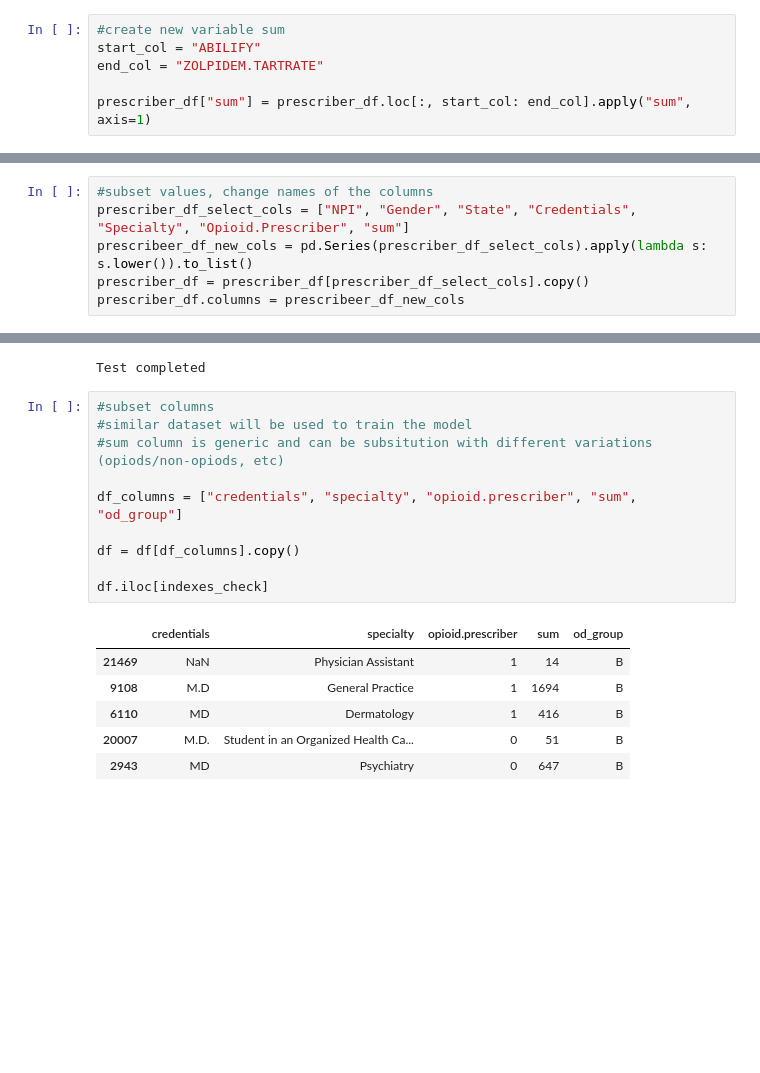
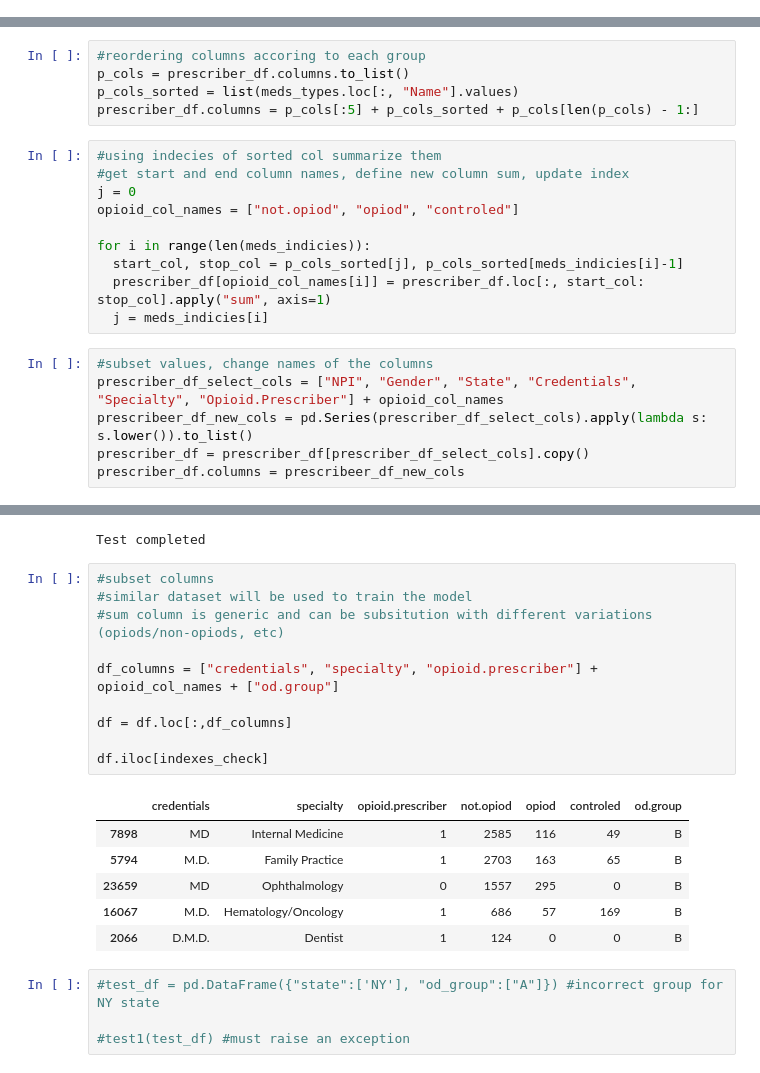
Before and after one commit to alex-bolshunov/data_mining_project, a Jupyter notebook: data_mining_project.ipynb, the cells around one changed output, grey strips where cells are left out. Saved outputs shown, nothing was run; the diff lists cells and outputs as text; blank space fills up the shorter version.

Commit message:
add types of meds

```diff
--- a/data_mining_project.ipynb
+++ b/data_mining_project.ipynb
@@ -118,9 +136,3 @@ prescriber_df.head()
 | 3 | 1669567541 | M | AZ | MD | Internal Medicine | 0 | 43 | 0 | ... |
 | 4 | 1679650949 | M | NV | M.D. | Hematology/Oncology | 0 | 0 | 0 | ... |
 5 rows × 256 columns
-# %%
-#create new variable sum
-start_col = "ABILIFY"
-end_col = "ZOLPIDEM.TARTRATE"
-
-prescriber_df["sum"] = prescriber_df.loc[:, start_col: end_col].apply("sum", axis=1)
@@ -127,6 +142,21 @@ prescriber_df["sum"] = prescriber_df.loc[:, start_col: end_col].apply("sum", axi
+# %%
+#reordering columns accoring to each group
+p_cols = prescriber_df.columns.to_list()
+p_cols_sorted = list(meds_types.loc[:, "Name"].values)
+prescriber_df.columns = p_cols[:5] + p_cols_sorted + p_cols[len(p_cols) - 1:]
+# %%
+#using indecies of sorted col summarize them
+#get start and end column names, define new column sum, update index
+j = 0
+opioid_col_names = ["not.opiod", "opiod", "controled"]
+
+for i in range(len(meds_indicies)):
+  start_col, stop_col = p_cols_sorted[j], p_cols_sorted[meds_indicies[i]-1]
+  prescriber_df[opioid_col_names[i]] = prescriber_df.loc[:, start_col: stop_col].apply("sum", axis=1)
+  j = meds_indicies[i]
 # %%
 #subset values, change names of the columns
-prescriber_df_select_cols = ["NPI", "Gender", "State", "Credentials", "Specialty", "Opioid.Prescriber", "sum"]
+prescriber_df_select_cols = ["NPI", "Gender", "State", "Credentials", "Specialty", "Opioid.Prescriber"] + opioid_col_names
 prescribeer_df_new_cols = pd.Series(prescriber_df_select_cols).apply(lambda s: s.lower()).to_list()
 prescriber_df = prescriber_df[prescriber_df_select_cols].copy()
 prescriber_df.columns = prescribeer_df_new_cols
@@ -175,17 +205,21 @@ Test completed
 # %%
 #subset columns
 #similar dataset will be used to train the model
 #sum column is generic and can be subsitution with different variations (opiods/non-opiods, etc)
 
-df_columns = ["credentials", "specialty", "opioid.prescriber", "sum", "od_group"]
+df_columns = ["credentials", "specialty", "opioid.prescriber"] + opioid_col_names + ["od.group"]
 
-df = df[df_columns].copy()
+df = df.loc[:,df_columns]
 
 df.iloc[indexes_check]
 # %% [output]
-|  | credentials | specialty | opioid.prescriber | sum | od_group |
-| 21469 | NaN | Physician Assistant | 1 | 14 | B |
-| 9108 | M.D | General Practice | 1 | 1694 | B |
-| 6110 | MD | Dermatology | 1 | 416 | B |
-| 20007 | M.D. | Student in an Organized Health Ca... | 0 | 51 | B |
-| 2943 | MD | Psychiatry | 0 | 647 | B |
+|  | credentials | specialty | opioid.prescriber | not.opiod | opiod | controled | od.group |
+| 7898 | MD | Internal Medicine | 1 | 2585 | 116 | 49 | B |
+| 5794 | M.D. | Family Practice | 1 | 2703 | 163 | 65 | B |
+| 23659 | MD | Ophthalmology | 0 | 1557 | 295 | 0 | B |
+| 16067 | M.D. | Hematology/Oncology | 1 | 686 | 57 | 169 | B |
+| 2066 | D.M.D. | Dentist | 1 | 124 | 0 | 0 | B |
+# %%
+#test_df = pd.DataFrame({"state":['NY'], "od_group":["A"]}) #incorrect group for NY state
+
+#test1(test_df) #must raise an exception
```
Also changed, not shown: parts of 14 cells of this notebook.
